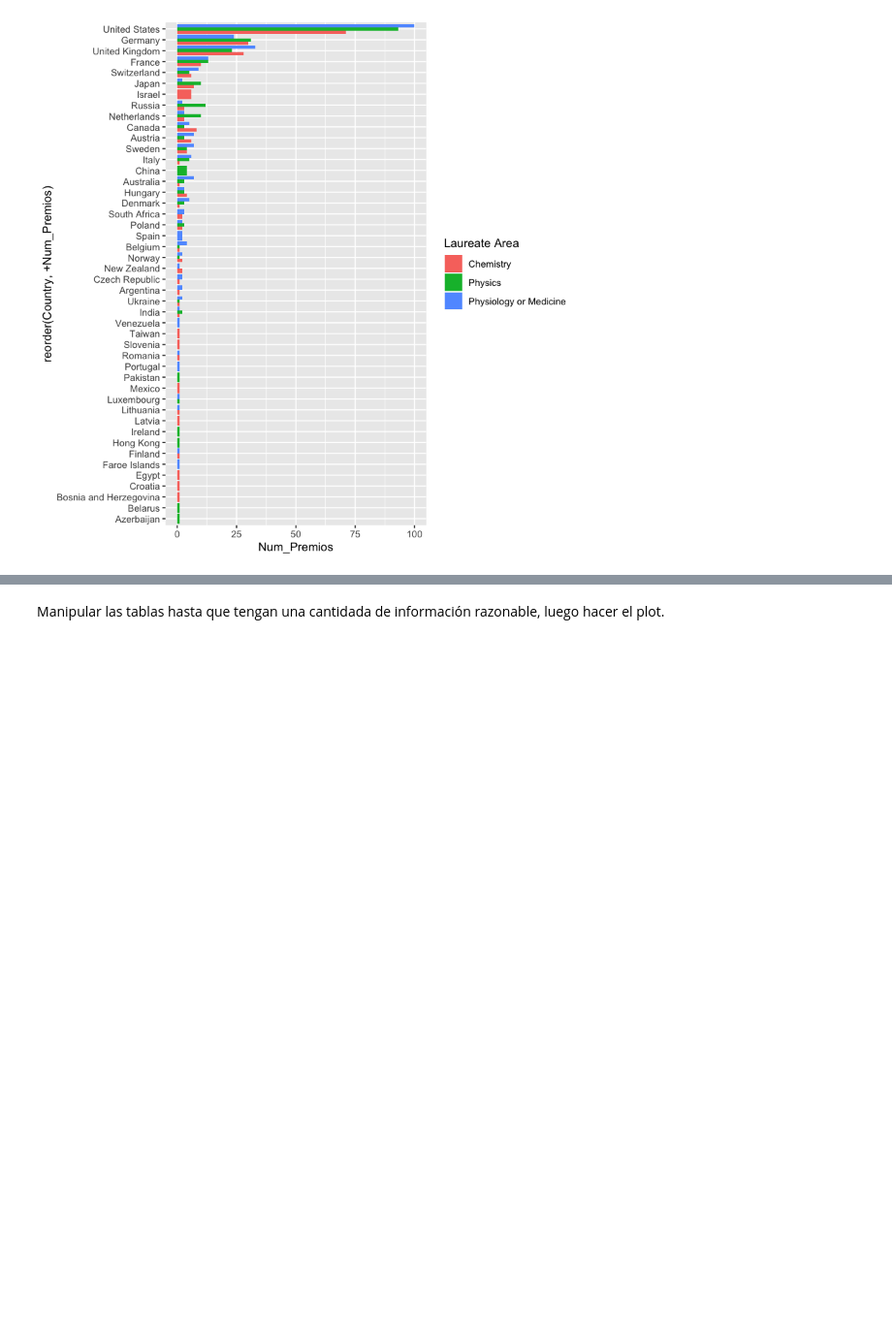
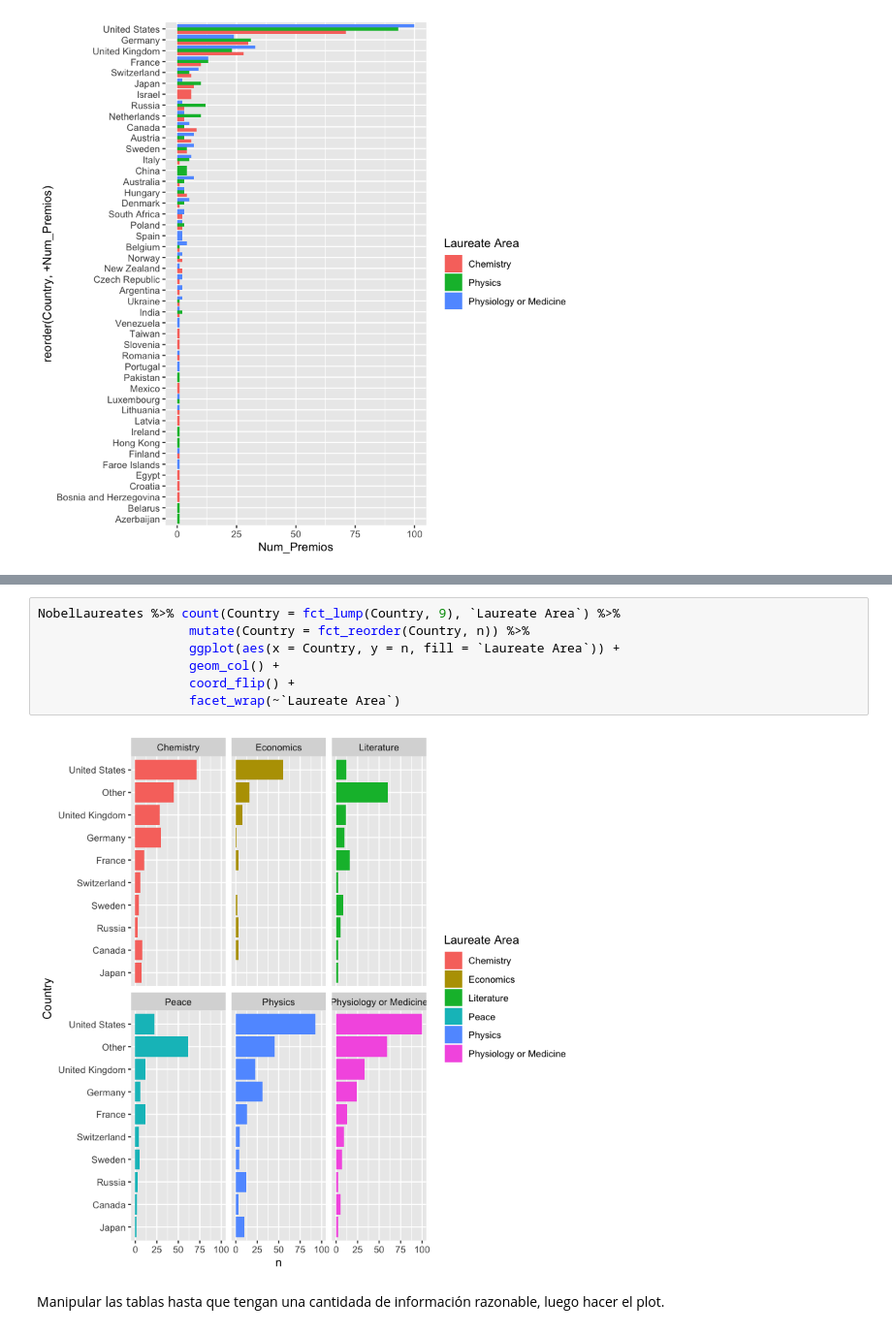
Before and after one commit to notblank/Curso-Stat-Public, a Jupyter notebook: Cursos/Curso_07_Data_Viz_1.ipynb, the cells around one changed output, grey strips where cells are left out. Shown: that part at 97% size. Drawn from its saved outputs; the diff is of its cells as text; blank space fills up the shorter version.

```diff
--- a/Cursos/Curso_07_Data_Viz_1.ipynb
+++ b/Cursos/Curso_07_Data_Viz_1.ipynb
@@ -279,3 +289,12 @@ A grouped_df: 6 × 3
+# %%
+NobelLaureates %>% count(Country = fct_lump(Country, 9), `Laureate Area`) %>%
+                    mutate(Country = fct_reorder(Country, n)) %>%
+                    ggplot(aes(x = Country, y = n, fill = `Laureate Area`)) +
+                    geom_col() +
+                    coord_flip() +
+                    facet_wrap(~`Laureate Area`)
+# %% [output]
+[figure, added]
 # %% [markdown]
 Manipular las tablas hasta que tengan una cantidada de información razonable, luego hacer el plot.
 # %%
```
Also changed, not shown: parts of 9 cells of this notebook, 1 other file.
